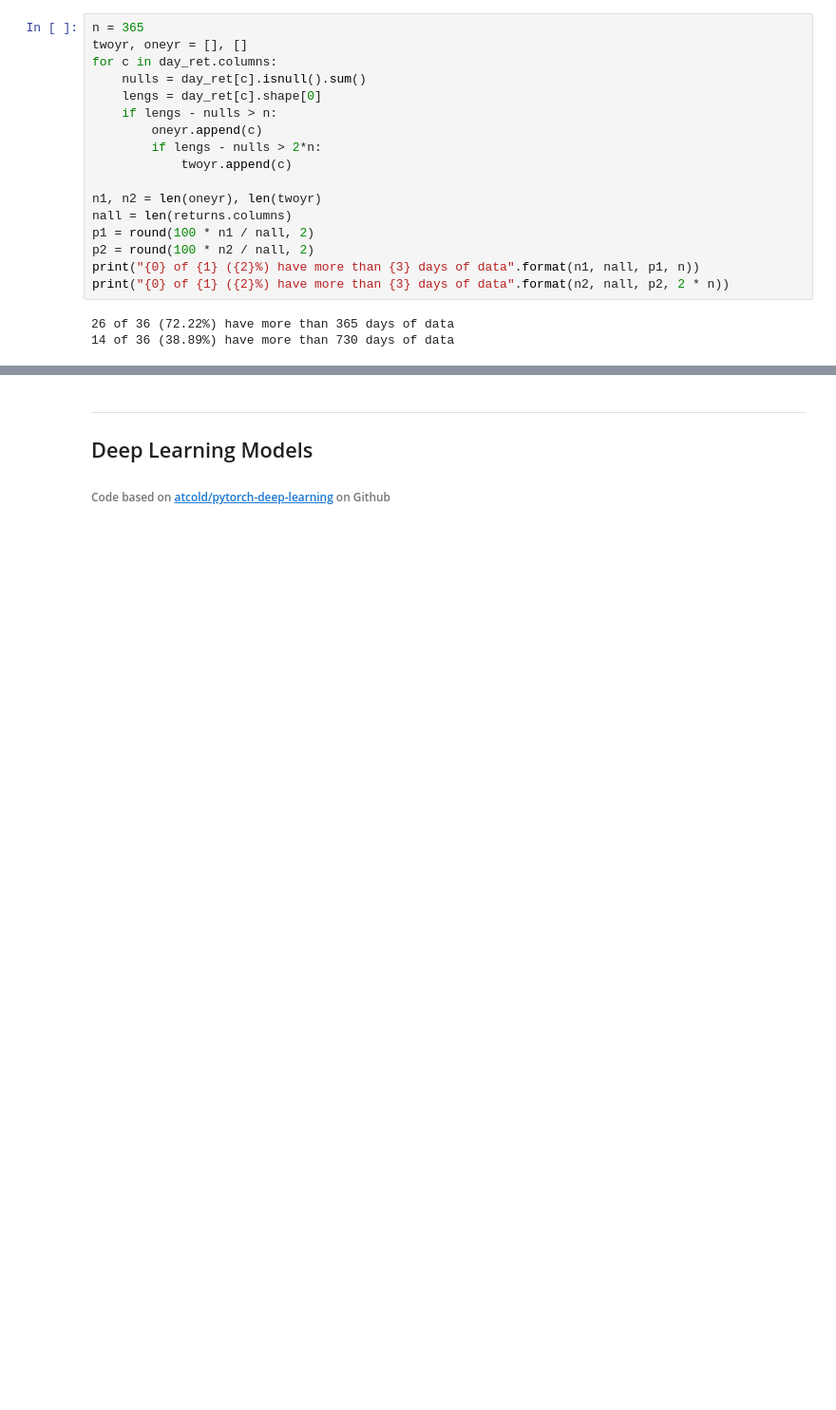
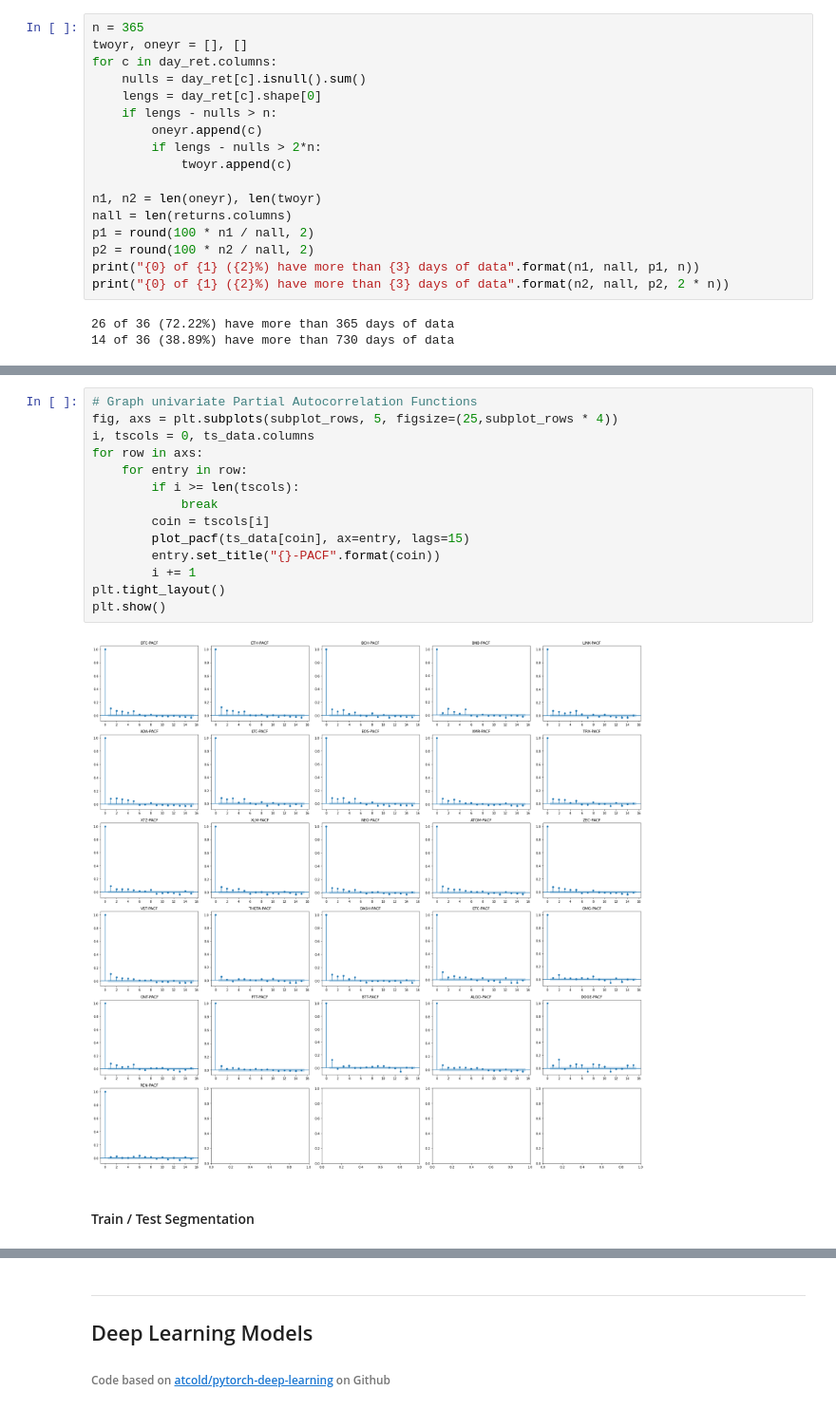
Before and after one commit to 0xHarrington/crypto-comovement, a Jupyter notebook: latent_factors.ipynb, the cells around one changed output, grey strips where cells are left out. Shown at 95% size. Drawn from its saved outputs; the diff is of its cells as text; blank space fills up the shorter version.

```diff
--- a/latent_factors.ipynb
+++ b/latent_factors.ipynb
@@ -110,0 +149,18 @@ print("{0} of {1} ({2}%) have more than {3} days of data".format(n2, nall, p2, 2
+# %%
+# Graph univariate Partial Autocorrelation Functions
+fig, axs = plt.subplots(subplot_rows, 5, figsize=(25,subplot_rows * 4))
+i, tscols = 0, ts_data.columns
+for row in axs:
+    for entry in row:
+        if i >= len(tscols):
+            break
+        coin = tscols[i]
+        plot_pacf(ts_data[coin], ax=entry, lags=15)
+        entry.set_title("{}-PACF".format(coin))
+        i += 1
+plt.tight_layout()
+plt.show()
+# %% [output]
+[figure, added]
+# %% [markdown]
+#### Train / Test Segmentation
```
Also changed, not shown: parts of 25 cells of this notebook.
